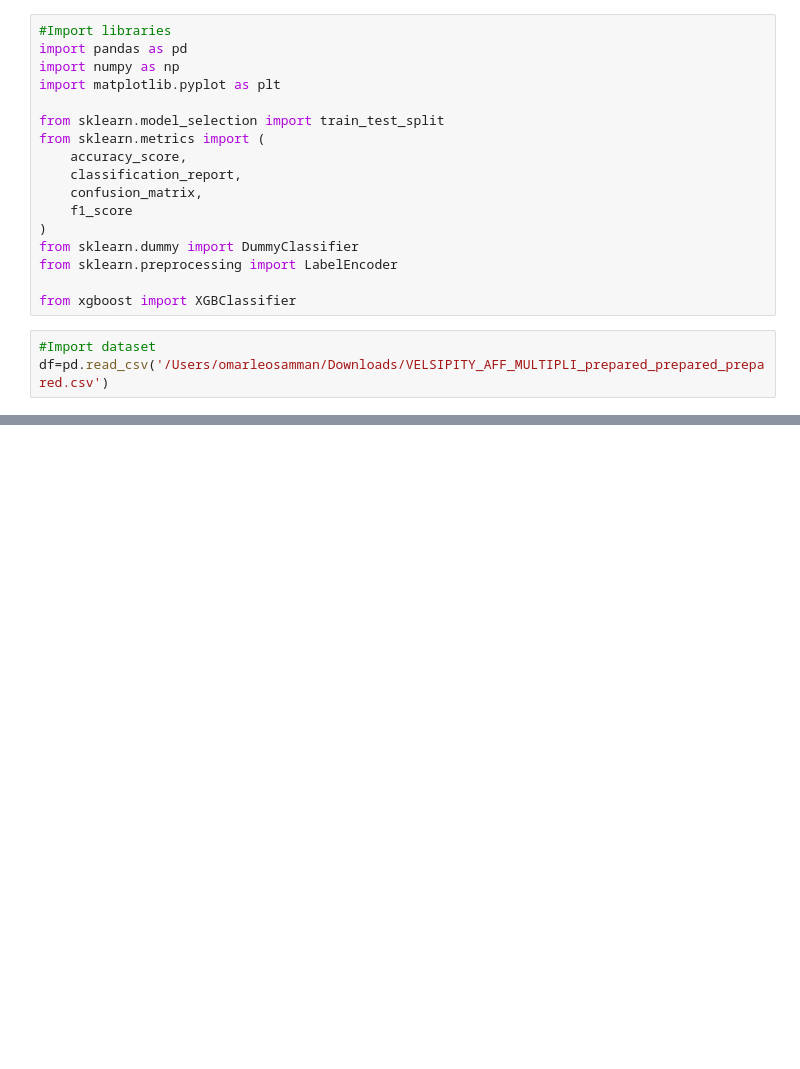
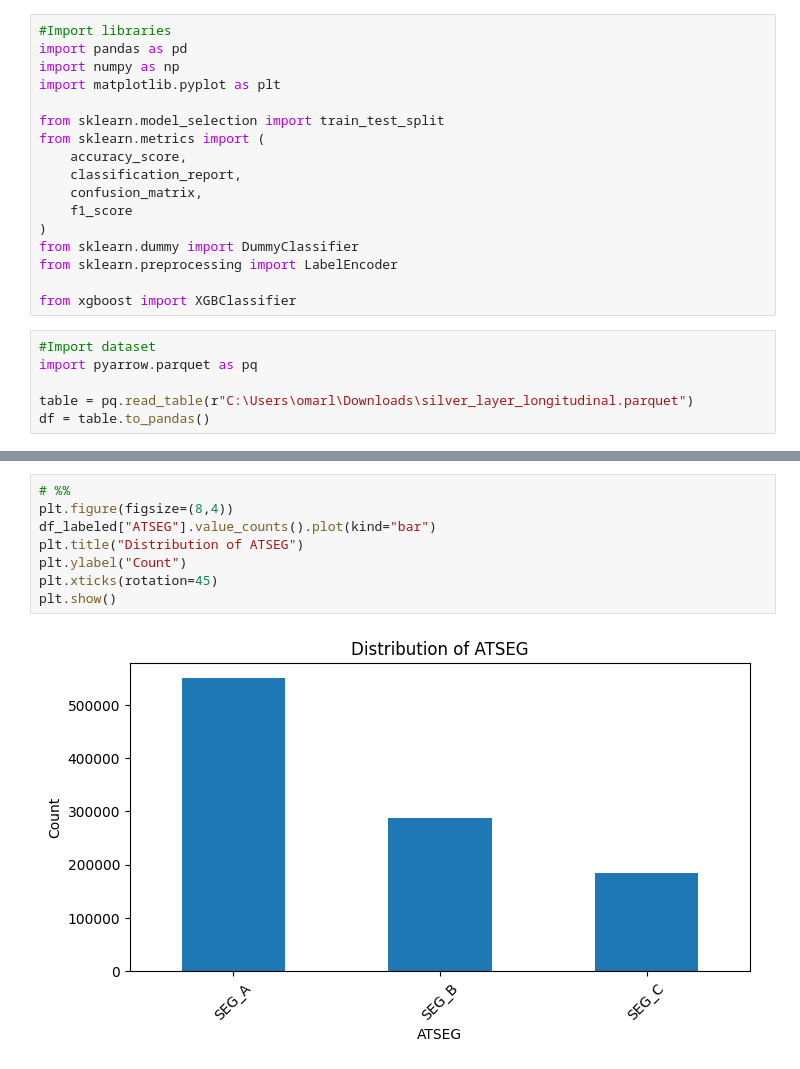
Before and after one commit to david-bazalduaa/Pfizer-segmentation-Ulcerative-Colitis, a Jupyter notebook: XGBoostModel.ipynb, the cells around one changed output, grey strips where cells are left out. Cells and saved outputs as stored; diff of their text form; blank space fills up the shorter version.

```diff
--- a/XGBoostModel.ipynb
+++ b/XGBoostModel.ipynb
@@ -17,7 +19,10 @@ from sklearn.preprocessing import LabelEncoder
 from xgboost import XGBClassifier
 # %%
 #Import dataset
-df=pd.read_csv('/Users/omarleosamman/Downloads/VELSIPITY_AFF_MULTIPLI_prepared_prepared_prepared.csv')
+import pyarrow.parquet as pq
+
+table = pq.read_table(r"C:\Users\omarl\Downloads\silver_layer_longitudinal.parquet")
+df = table.to_pandas()
 # %%
 print(df.shape)
 print(df["ATSEG"].isna().sum())
@@ -42,0 +65,10 @@ Unlabeled shape: (776752, 68)
+# %%
+# %%
+plt.figure(figsize=(8,4))
+df_labeled["ATSEG"].value_counts().plot(kind="bar")
+plt.title("Distribution of ATSEG")
+plt.ylabel("Count")
+plt.xticks(rotation=45)
+plt.show()
+# %% [output]
+[figure, added]
```
Also changed, not shown: parts of 32 cells of this notebook.
